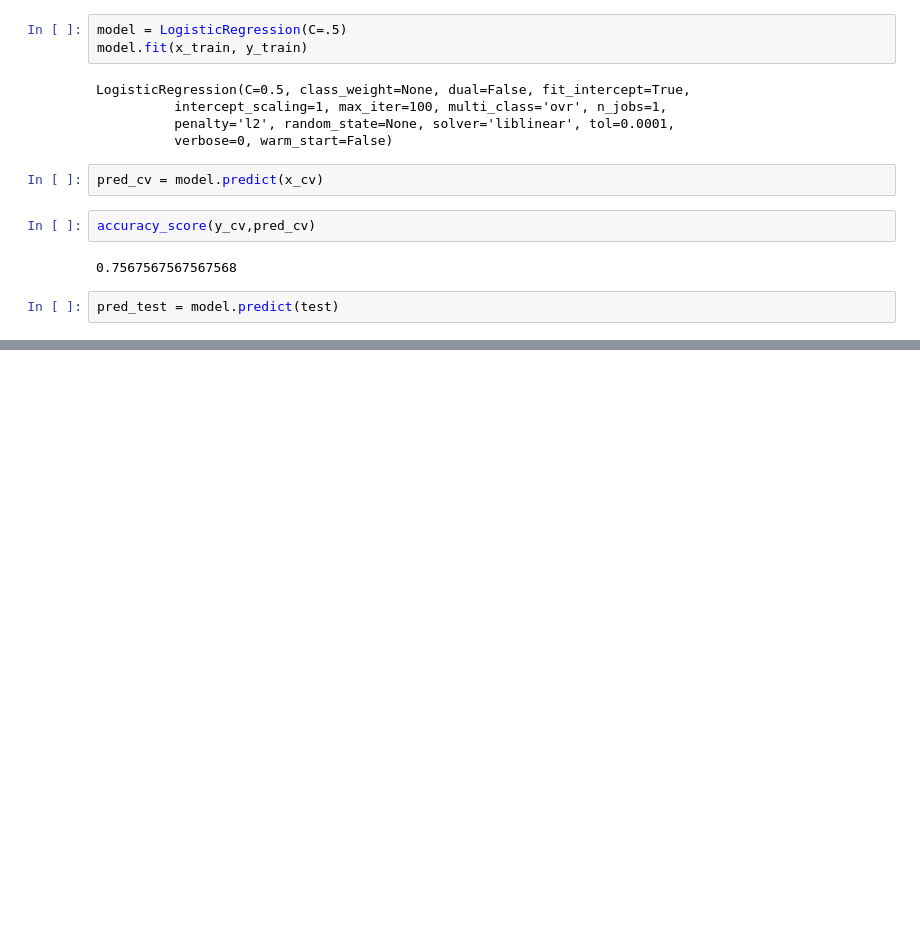
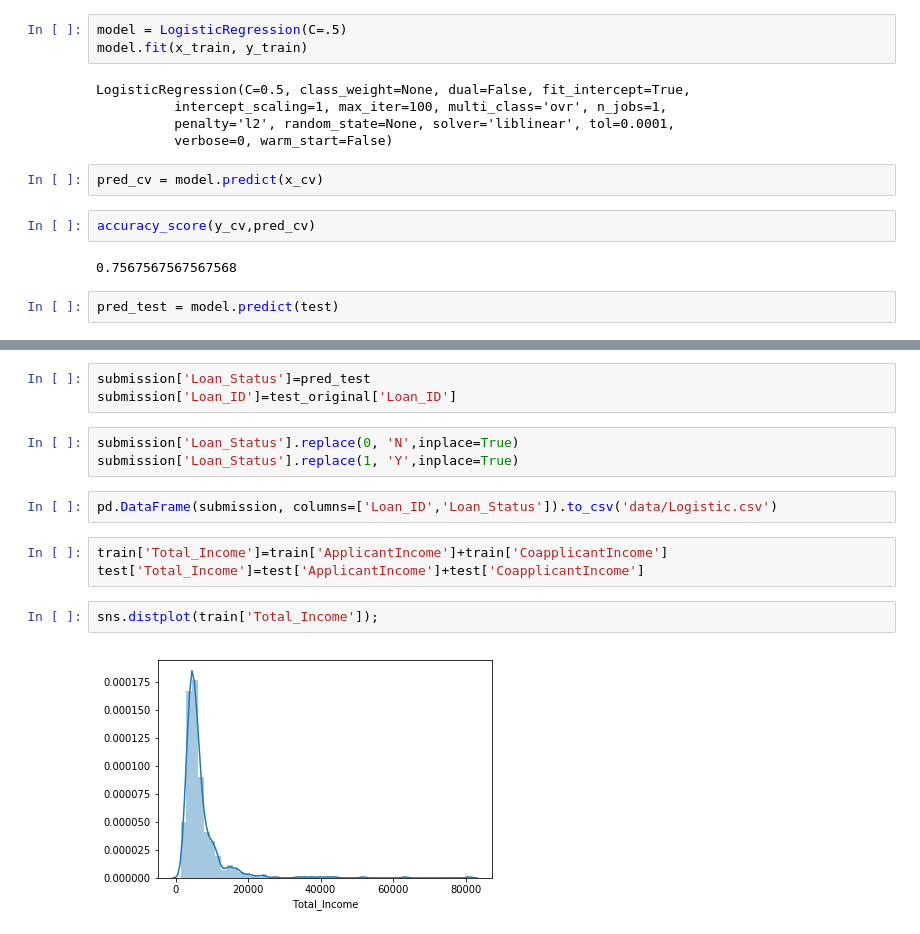
Before and after one commit to ereppond/loan_prediction, a Jupyter notebook: eda_and_first_model.ipynb, the cells around one changed output, grey strips where cells are left out. Drawn from its saved outputs; the diff is of its cells as text; blank space fills up the shorter version.

```diff
--- a/eda_and_first_model.ipynb
+++ b/eda_and_first_model.ipynb
@@ -326,0 +382,15 @@ pred_test = model.predict(test)
+# %%
+submission['Loan_Status']=pred_test
+submission['Loan_ID']=test_original['Loan_ID']
+# %%
+submission['Loan_Status'].replace(0, 'N',inplace=True)
+submission['Loan_Status'].replace(1, 'Y',inplace=True)
+# %%
+pd.DataFrame(submission, columns=['Loan_ID','Loan_Status']).to_csv('data/Logistic.csv')
+# %%
+train['Total_Income']=train['ApplicantIncome']+train['CoapplicantIncome']
+test['Total_Income']=test['ApplicantIncome']+test['CoapplicantIncome']
+# %%
+sns.distplot(train['Total_Income']);
+# %% [output]
+[figure, added]
```
Also changed, not shown: parts of 43 cells of this notebook.
